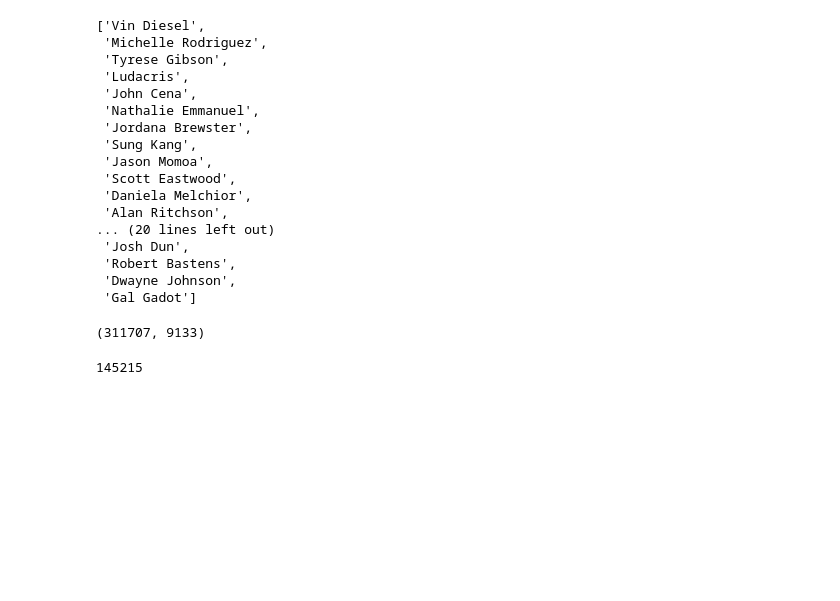
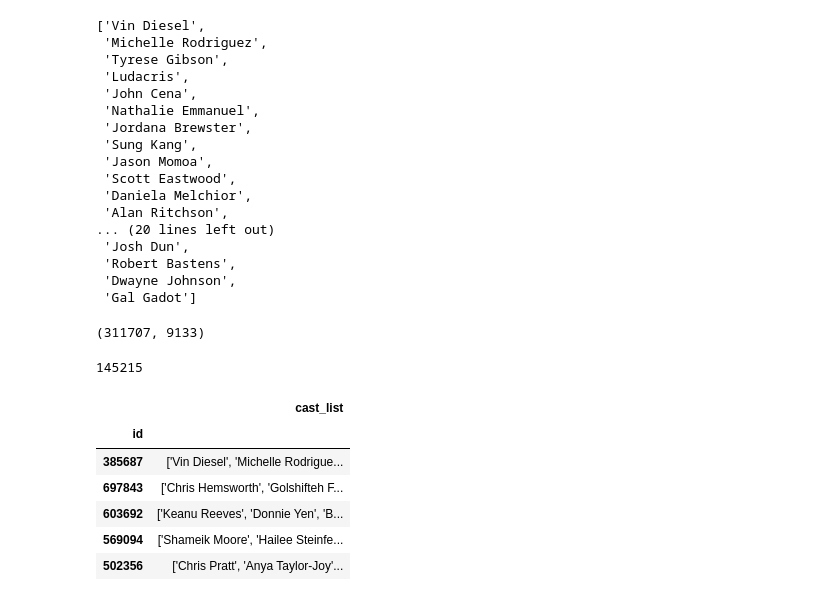
Before and after one commit to fadeeva/normal_projects, a Jupyter notebook: Popular_10000_movies_listed_on_TMDb/Data_Prepare.ipynb, the cells around one changed output. Cells and saved outputs as stored; diff of their text form; code cells hidden in the pictures; blank space fills up the shorter version.

```diff
--- a/Popular_10000_movies_listed_on_TMDb/Data_Prepare.ipynb
+++ b/Popular_10000_movies_listed_on_TMDb/Data_Prepare.ipynb
@@ -957,3 +950,14 @@ with open('data/actors_counter.pickle', 'wb') as f:
 df = pd.DataFrame(index=cast.index, columns=['cast_list'], data=np.array(cast_list_of_list, dtype=object))
 # %%
 df.to_csv('data/cast_list.csv')
+# %%
+cast_list = pd.read_csv('data/cast_list.csv', index_col='id')
+cast_list.head()
+# %% [output]
+|  | cast_list |
+| id |  |
+| 385687 | ['Vin Diesel', 'Michelle Rodrigue... |
+| 697843 | ['Chris Hemsworth', 'Golshifteh F... |
+| 603692 | ['Keanu Reeves', 'Donnie Yen', 'B... |
+| 569094 | ['Shameik Moore', 'Hailee Steinfe... |
+| 502356 | ['Chris Pratt', 'Anya Taylor-Joy'... |
```
Also changed, not shown: parts of 19 cells of this notebook, 1 other file.
